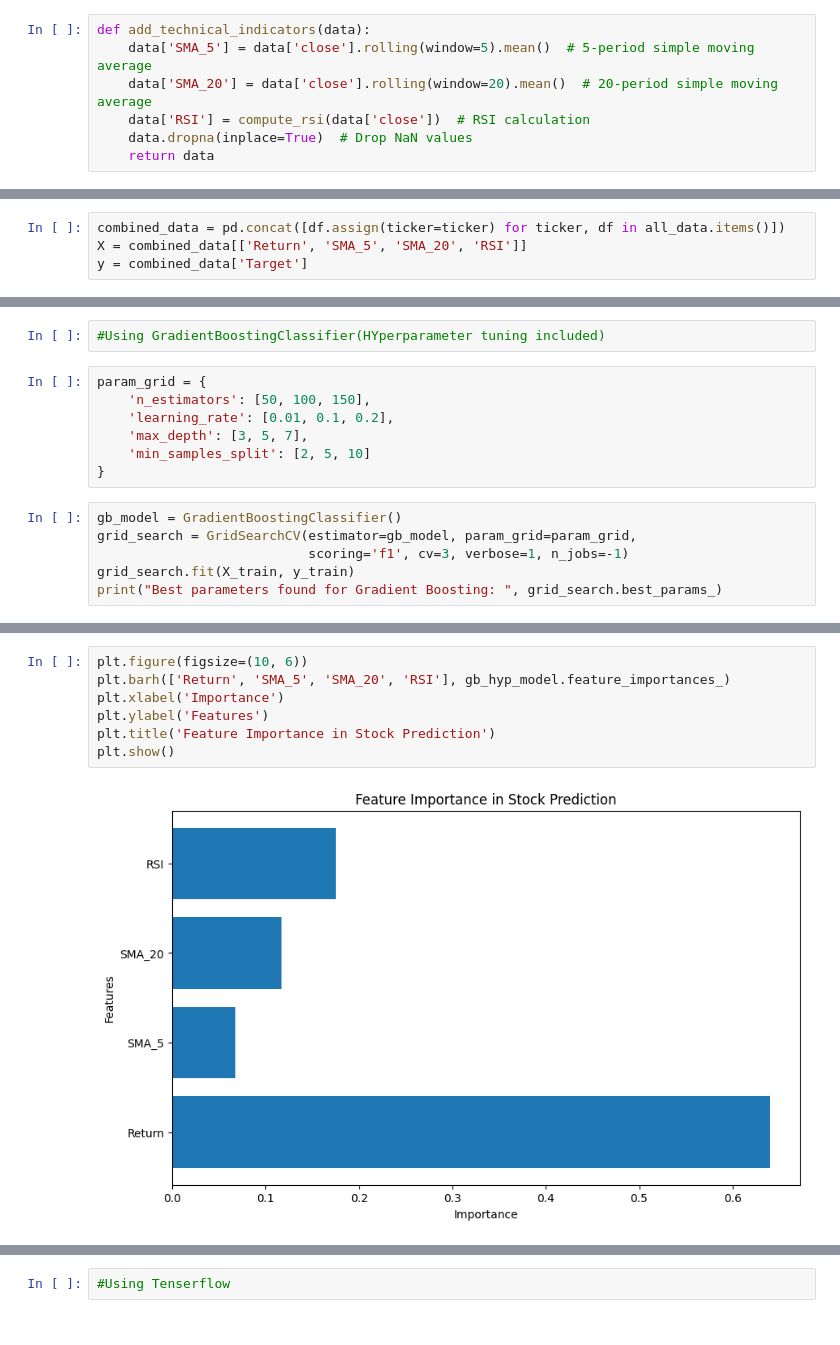
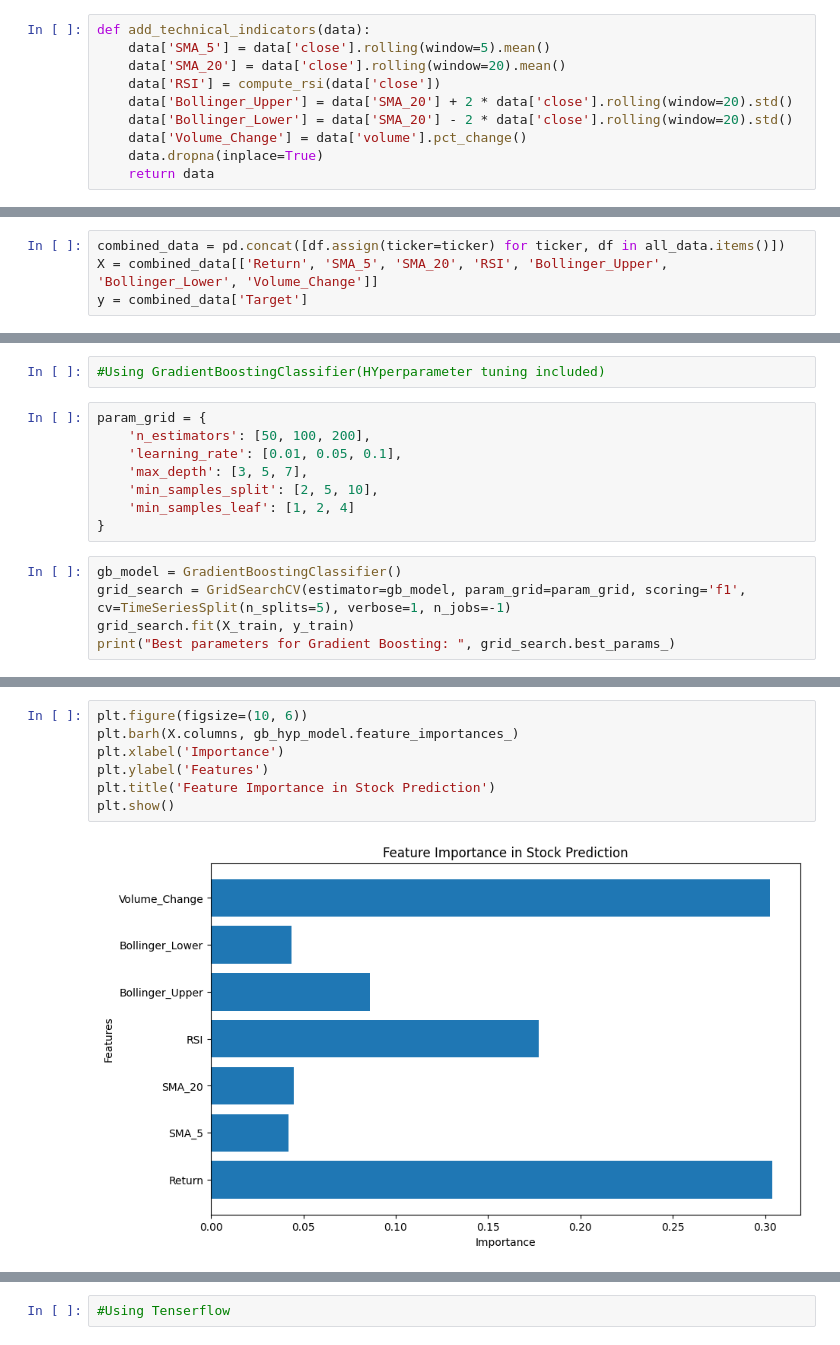
Before and after one commit to EVVSK/Stock-prediction-platform, a Jupyter notebook: Model/ml-model.ipynb, the cells around one changed output, grey strips where cells are left out. Saved outputs shown, nothing was run; the diff lists cells and outputs as text.

```diff
--- a/Model/ml-model.ipynb
+++ b/Model/ml-model.ipynb
@@ -128,17 +96,20 @@ def compute_rsi(series, period=14):
     return 100 - (100 / (1 + rs))
 # %%
 def add_technical_indicators(data):
-    data['SMA_5'] = data['close'].rolling(window=5).mean()  # 5-period simple moving average
-    data['SMA_20'] = data['close'].rolling(window=20).mean()  # 20-period simple moving average
-    data['RSI'] = compute_rsi(data['close'])  # RSI calculation
-    data.dropna(inplace=True)  # Drop NaN values
+    data['SMA_5'] = data['close'].rolling(window=5).mean()
+    data['SMA_20'] = data['close'].rolling(window=20).mean()
+    data['RSI'] = compute_rsi(data['close'])
+    data['Bollinger_Upper'] = data['SMA_20'] + 2 * data['close'].rolling(window=20).std()
+    data['Bollinger_Lower'] = data['SMA_20'] - 2 * data['close'].rolling(window=20).std()
+    data['Volume_Change'] = data['volume'].pct_change()
+    data.dropna(inplace=True)
     return data
 # %%
 for ticker in tickers:
     all_data[ticker] = add_technical_indicators(all_data[ticker])
 # %%
 combined_data = pd.concat([df.assign(ticker=ticker) for ticker, df in all_data.items()])
-X = combined_data[['Return', 'SMA_5', 'SMA_20', 'RSI']]
+X = combined_data[['Return', 'SMA_5', 'SMA_20', 'RSI', 'Bollinger_Upper', 'Bollinger_Lower', 'Volume_Change']]
 y = combined_data['Target']
 # %%
 X_train, X_test, y_train, y_test = train_test_split(X, y, test_size=0.2, random_state=10)
@@ -150,15 +121,15 @@ X_test = scaler.transform(X_test)
 #Using GradientBoostingClassifier(HYperparameter tuning included)
 # %%
 param_grid = {
-    'n_estimators': [50, 100, 150],
-    'learning_rate': [0.01, 0.1, 0.2],
+    'n_estimators': [50, 100, 200],
+    'learning_rate': [0.01, 0.05, 0.1],
     'max_depth': [3, 5, 7],
-    'min_samples_split': [2, 5, 10]
+    'min_samples_split': [2, 5, 10],
+    'min_samples_leaf': [1, 2, 4]
 }
 # %%
 gb_model = GradientBoostingClassifier()
-grid_search = GridSearchCV(estimator=gb_model, param_grid=param_grid,
-                           scoring='f1', cv=3, verbose=1, n_jobs=-1)
+grid_search = GridSearchCV(estimator=gb_model, param_grid=param_grid, scoring='f1', cv=TimeSeriesSplit(n_splits=5), verbose=1, n_jobs=-1)
 grid_search.fit(X_train, y_train)
-print("Best parameters found for Gradient Boosting: ", grid_search.best_params_)
+print("Best parameters for Gradient Boosting: ", grid_search.best_params_)
 # %% [output]
@@ -204,12 +176,12 @@ Gradient Boosting Recall: 0.44
 # %%
 plt.figure(figsize=(10, 6))
-plt.barh(['Return', 'SMA_5', 'SMA_20', 'RSI'], gb_hyp_model.feature_importances_)
+plt.barh(X.columns, gb_hyp_model.feature_importances_)
 plt.xlabel('Importance')
 plt.ylabel('Features')
 plt.title('Feature Importance in Stock Prediction')
 plt.show()
 # %% [output]
-[figure, old version]
+[figure, new version]
 # %%
 conf_matrix = confusion_matrix(y_test, predictions_gb_hyp)
 plt.figure(figsize=(6, 4))
```
Also changed, not shown: parts of 42 cells of this notebook.
